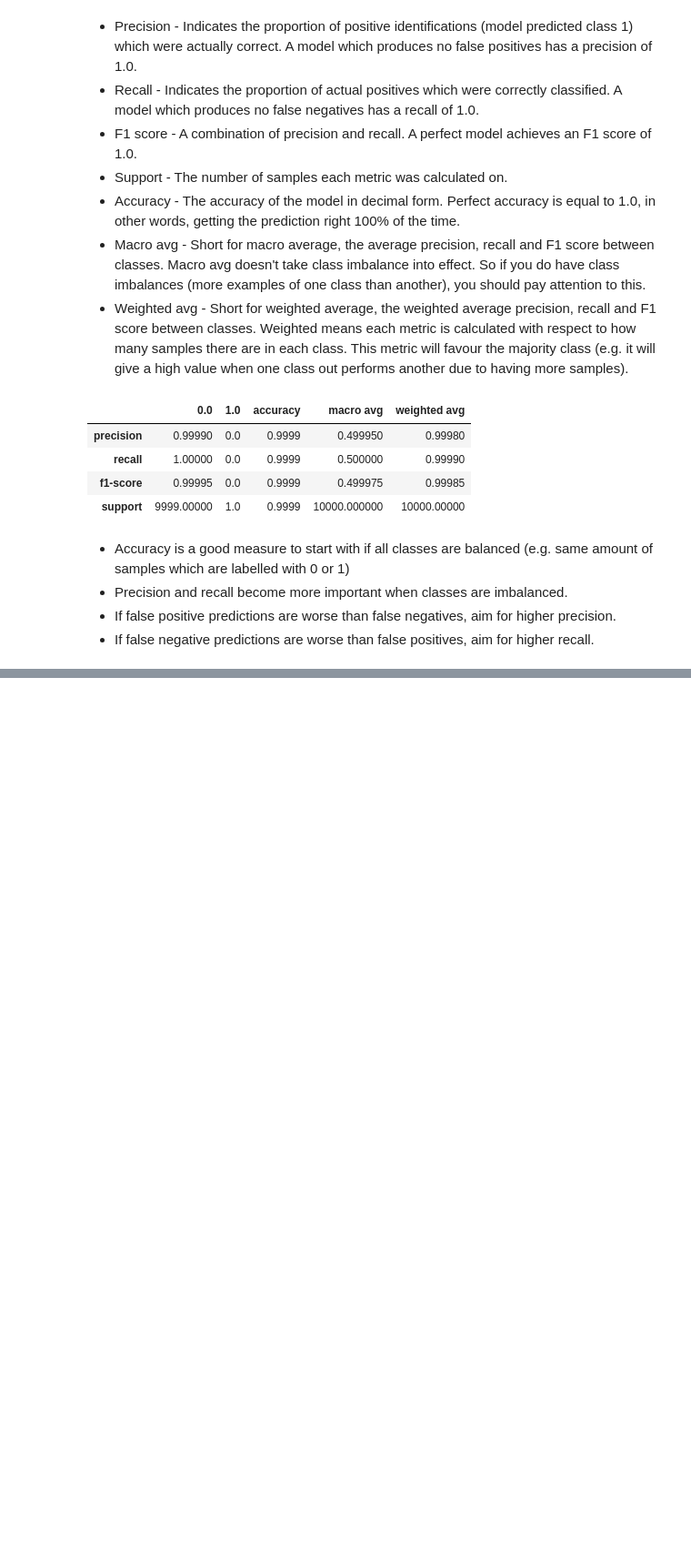
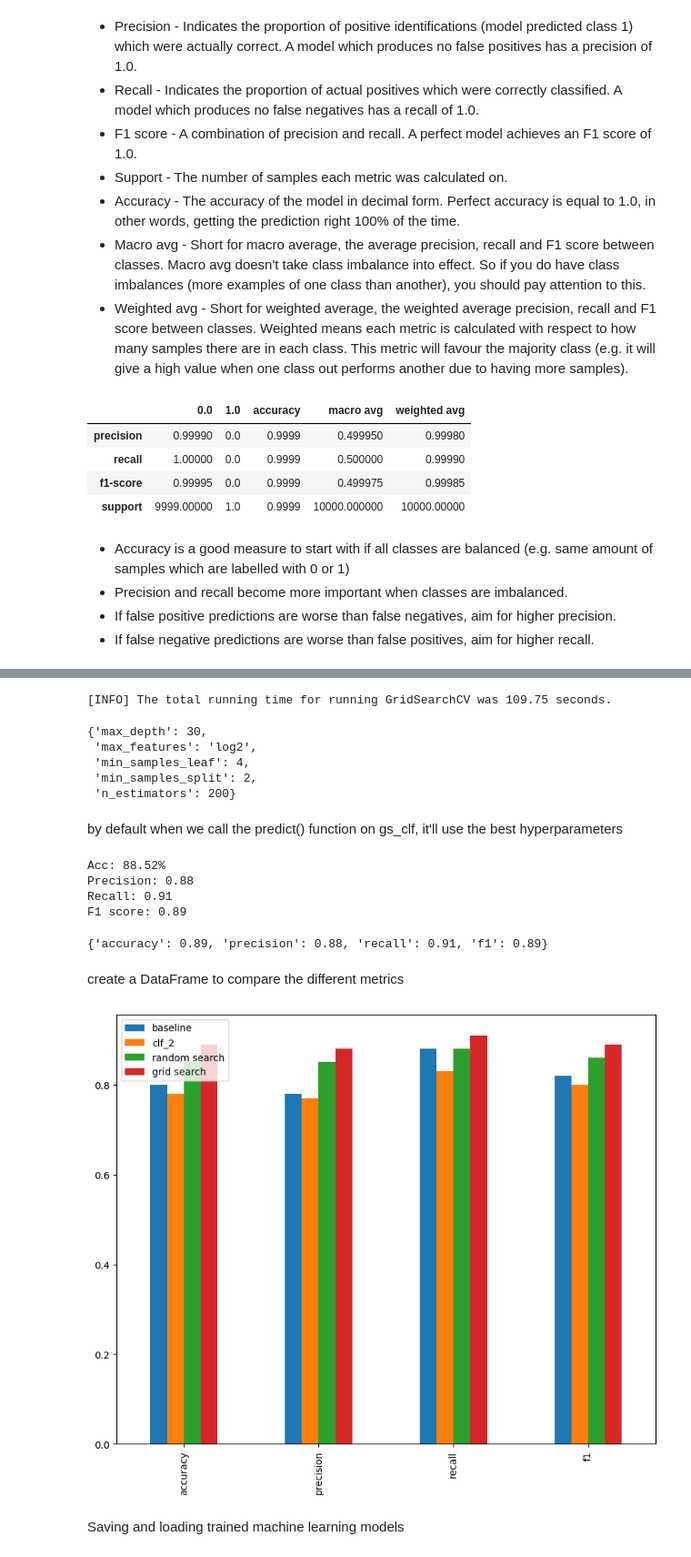
Before and after one commit to bellosahmed/machine_intro_journey, a Jupyter notebook: Sklearn/Sklearn.ipynb, the cells around one changed output, grey strips where cells are left out. Shown: that part at 91% size. Saved outputs shown, nothing was run; the diff lists cells and outputs as text; code cells hidden in the pictures; blank space fills up the shorter version.

```diff
--- a/Sklearn/Sklearn.ipynb
+++ b/Sklearn/Sklearn.ipynb
@@ -1604,0 +2133,30 @@ Regression model evaluation metrics
+# %%
+# Start the timer
+import time
+start_time = time.time()
+
+from sklearn.model_selection import GridSearchCV, train_test_split
+
+np.random.seed(42)
+
+# Split into X & y
+X = heart_disease.drop("target", axis=1)
+y = heart_disease["target"]
+
+# Split into train and test sets
+X_train, X_test, y_train, y_test = train_test_split(X, y, test_size=0.2)
+
+# Set n_jobs to -1 to use all available machine cores (if this produces errors, try n_jobs=1)
+clf = RandomForestClassifier(n_jobs=-1)
+
+# Setup GridSearchCV
+gs_clf = GridSearchCV(estimator=clf,
+                      param_grid=param_grid,
+                      cv=5, # 5-fold cross-validation
+                      verbose=2) # print out progress
+
+# Fit the RandomizedSearchCV version of clf
+gs_clf.fit(X_train, y_train);
+
+# Find the running time
+end_time = time.time()
@@ -1604,0 +2181,42 @@ Regression model evaluation metrics
+# %%
+# How long did it take?
+total_time = end_time - start_time
+print(f"[INFO] The total running time for running GridSearchCV was {total_time:.2f} seconds.")
+# %% [output]
+[INFO] The total running time for running GridSearchCV was 109.75 seconds.
+# %%
+# Check the best hyperparameters found with GridSearchCV
+gs_clf.best_params_
+# %% [output]
+{'max_depth': 30,
+ 'max_features': 'log2',
+ 'min_samples_leaf': 4,
+ 'min_samples_split': 2,
+ 'n_estimators': 200}
+# %% [markdown]
+by default when we call the predict() function on gs_clf, it'll use the best hyperparameters
+# %%
+# Max predictions with the GridSearchCV classifier
+gs_y_preds = gs_clf.predict(X_test)
+
+# Evaluate the predictions
+gs_metrics = evaluate_preds(y_test, gs_y_preds)
+gs_metrics
+# %% [output]
+Acc: 88.52%
+Precision: 0.88
+Recall: 0.91
+F1 score: 0.89
+{'accuracy': 0.89, 'precision': 0.88, 'recall': 0.91, 'f1': 0.89}
+# %% [markdown]
+create a DataFrame to compare the different metrics
+# %%
+compare_metrics = pd.DataFrame({"baseline": baseline_metrics,
+                                "clf_2": clf_2_metrics,
+                                "random search": rs_metrics,
+                                "grid search": gs_metrics})
+compare_metrics.plot.bar(figsize=(10, 8));
+# %% [output]
+[figure, added]
+# %% [markdown]
+Saving and loading trained machine learning models
```
Also changed, not shown: parts of 92 cells of this notebook, 4 other files.
